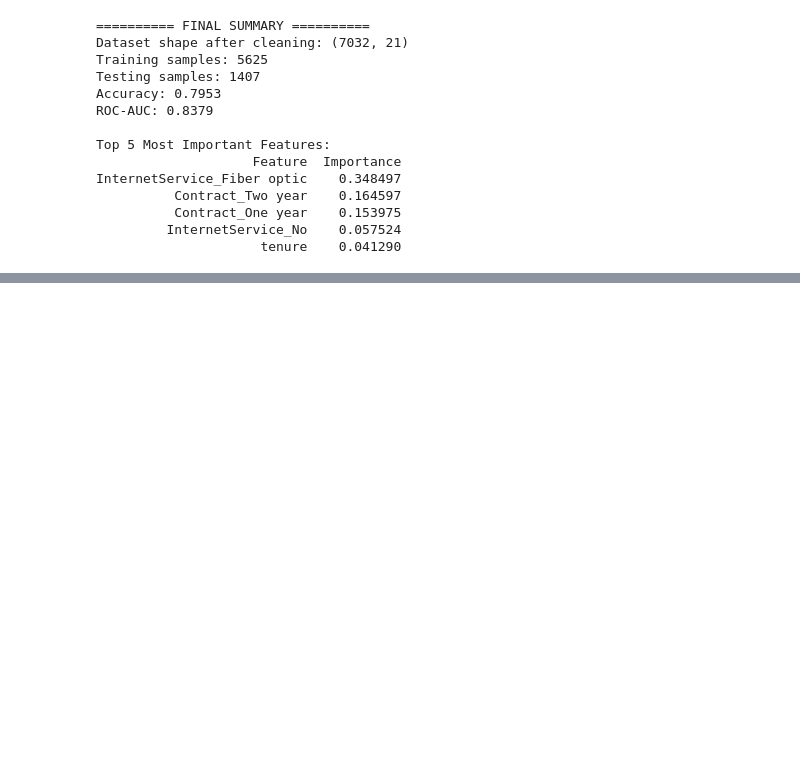
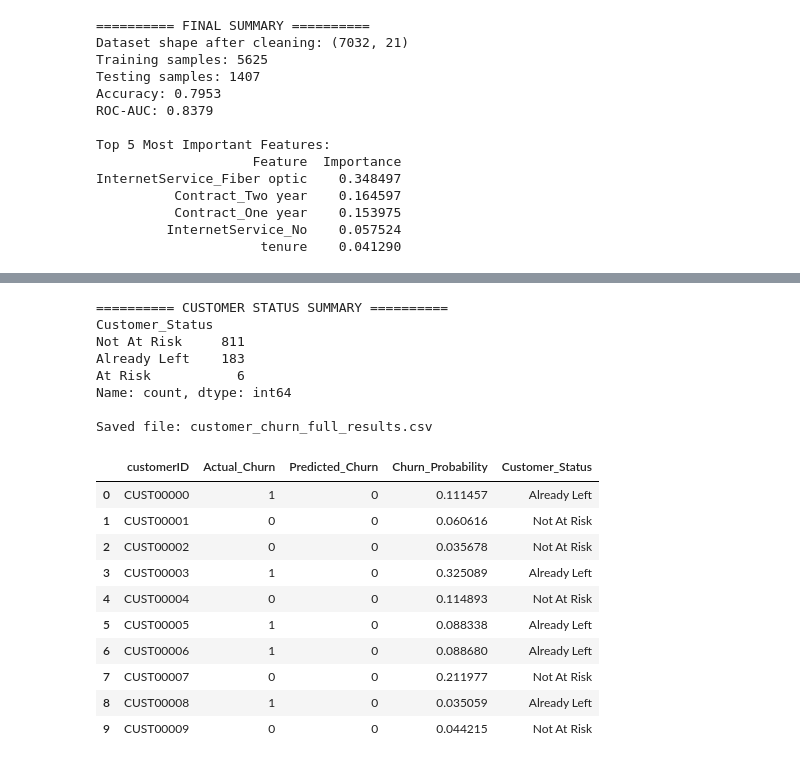
Before and after one commit to zzzillo/IBM-Telco-Customer-Churn, a Jupyter notebook: IBMCustomerChurn.ipynb, the cells around one changed output, grey strips where cells are left out. Saved outputs shown, nothing was run; the diff lists cells and outputs as text; code cells hidden in the pictures; blank space fills up the shorter version.

Commit message:
add readme and churn testing

```diff
--- a/IBMCustomerChurn.ipynb
+++ b/IBMCustomerChurn.ipynb
@@ -465,0 +536,76 @@ InternetService_Fiber optic    0.348497
+# %%
+# Load new dataset
+df_new = pd.read_csv("synthetic_churn_1000.csv")
+
+# Clean TotalCharges
+df_new["TotalCharges"] = pd.to_numeric(df_new["TotalCharges"], errors="coerce")
+df_new = df_new.dropna(subset=["TotalCharges"])
+
+# Convert Churn to binary
+df_new["Churn"] = df_new["Churn"].map({"Yes": 1, "No": 0})
+
+# Save customer IDs
+customer_ids = df_new["customerID"].copy()
+
+# Prepare for model
+df_model = df_new.drop(columns=["customerID"])
+df_encoded = pd.get_dummies(df_model, drop_first=True)
+
+# Match training columns
+X_new = df_encoded.drop("Churn", axis=1)
+X_new = X_new.reindex(columns=X.columns, fill_value=0)
+
+# Predict churn
+pred = model.predict(X_new)
+pred_prob = model.predict_proba(X_new)[:, 1]
+
+# Create final result table
+results = pd.DataFrame({
+    "customerID": customer_ids.values,
+    "Actual_Churn": df_new["Churn"].values,
+    "Predicted_Churn": pred,
+    "Churn_Probability": pred_prob
+})
+
+# Create CUSTOMER STATUS column
+def classify_customer(row):
+    if row["Actual_Churn"] == 1:
+        return "Already Left"
+    elif row["Predicted_Churn"] == 1:
+        return "At Risk"
+    else:
+        return "Not At Risk"
+
+results["Customer_Status"] = results.apply(classify_customer, axis=1)
+
+# Output summary
+print("========== CUSTOMER STATUS SUMMARY ==========")
+print(results["Customer_Status"].value_counts())
+
+# Save full dataset with labels
+results.to_csv("customer_churn_full_results.csv", index=False)
+
+print("\nSaved file: customer_churn_full_results.csv")
+
+# Preview
+display(results.head(10))
+# %% [output]
+========== CUSTOMER STATUS SUMMARY ==========
+Customer_Status
+Not At Risk     811
+Already Left    183
+At Risk           6
+Name: count, dtype: int64
+
+Saved file: customer_churn_full_results.csv
+|  | customerID | Actual_Churn | Predicted_Churn | Churn_Probability | Customer_Status |
+| 0 | CUST00000 | 1 | 0 | 0.111457 | Already Left |
+| 1 | CUST00001 | 0 | 0 | 0.060616 | Not At Risk |
+| 2 | CUST00002 | 0 | 0 | 0.035678 | Not At Risk |
+| 3 | CUST00003 | 1 | 0 | 0.325089 | Already Left |
+| 4 | CUST00004 | 0 | 0 | 0.114893 | Not At Risk |
+| 5 | CUST00005 | 1 | 0 | 0.088338 | Already Left |
+| 6 | CUST00006 | 1 | 0 | 0.088680 | Already Left |
+| 7 | CUST00007 | 0 | 0 | 0.211977 | Not At Risk |
+| 8 | CUST00008 | 1 | 0 | 0.035059 | Already Left |
+| 9 | CUST00009 | 0 | 0 | 0.044215 | Not At Risk |
```
Also changed, not shown: parts of 1 cell of this notebook, 6 other files.
